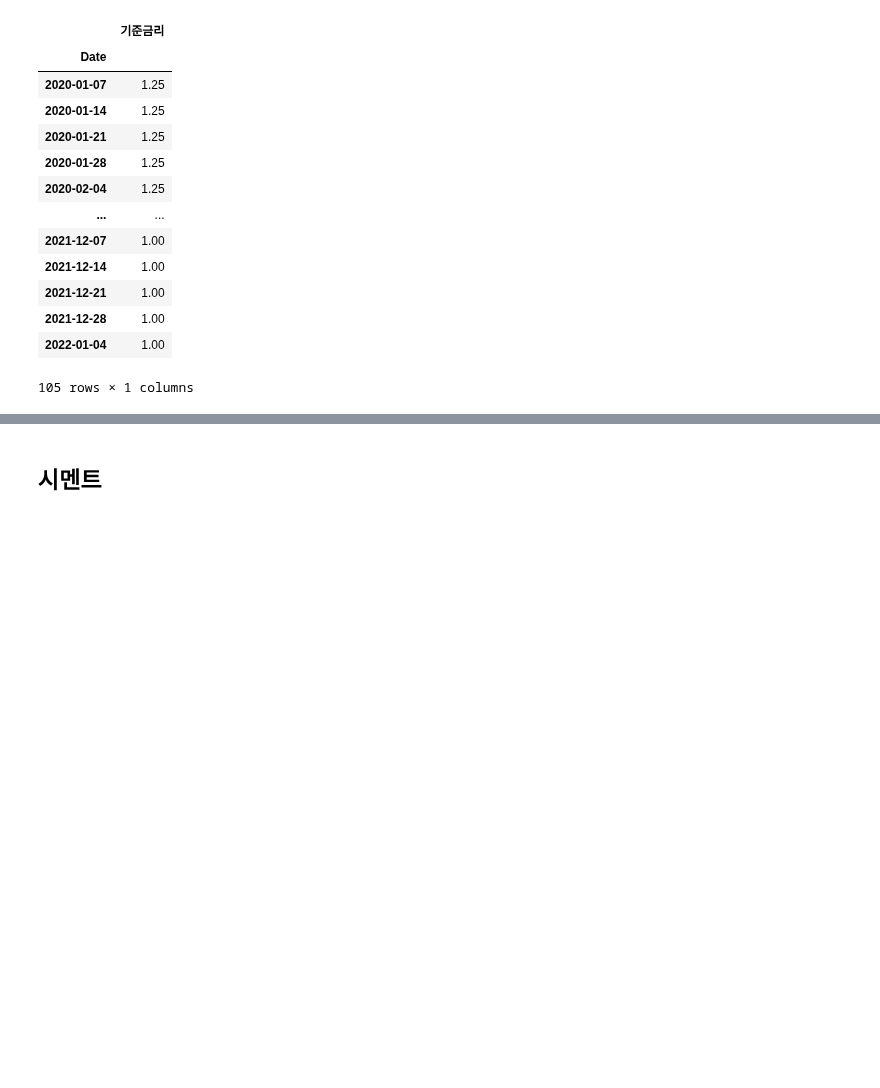
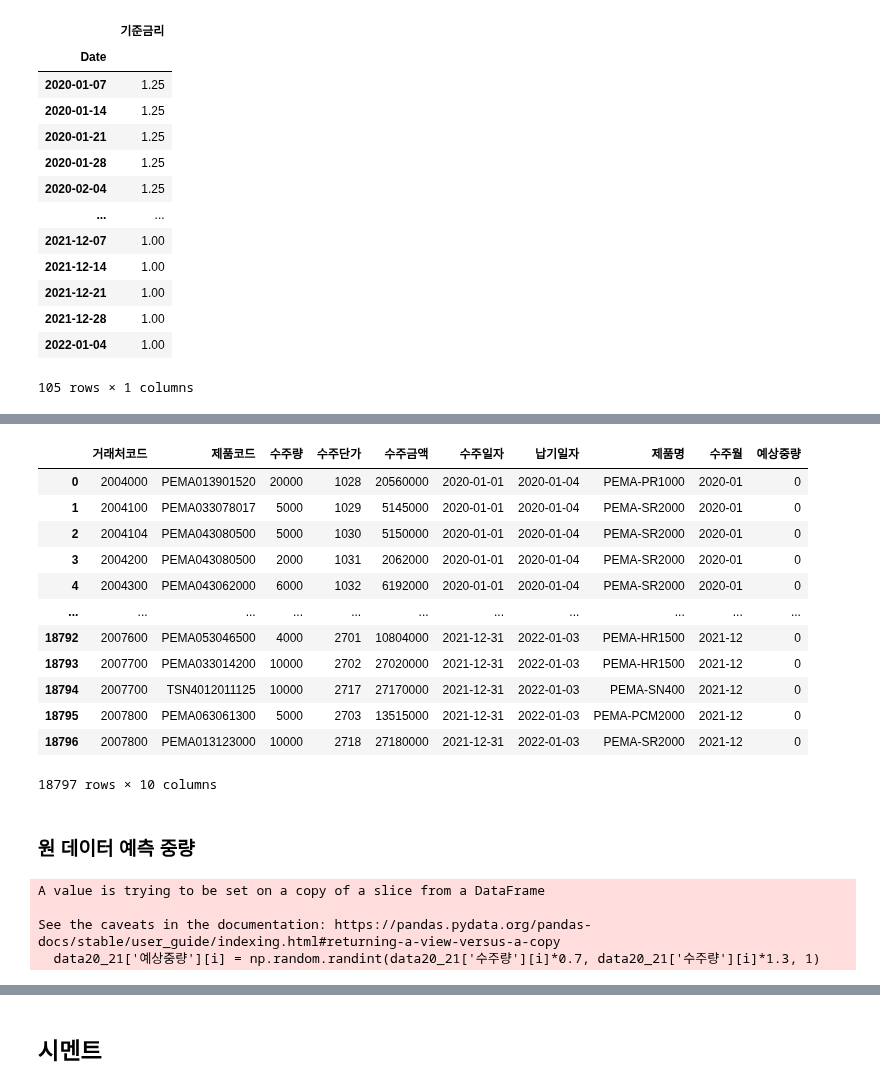
Before and after one commit to Toddbear20/Toddbear20, a Jupyter notebook: 3rd_project/수요예측 데이터셋 생성_창훈_1124.ipynb, the cells around one changed output, grey strips where cells are left out. Drawn from its saved outputs; the diff is of its cells as text; code cells hidden in the pictures; blank space fills up the shorter version.

```diff
--- a/3rd_project/수요예측 데이터셋 생성_창훈.ipynb
+++ b/3rd_project/수요예측 데이터셋 생성_창훈_1124.ipynb
@@ -290,0 +332,2 @@ dataset_detail_week
+# %%
+data20_21['예상중량'] = 0
@@ -290,0 +338,31 @@ dataset_detail_week
+# %%
+data20_21.reset_index(drop=True, inplace=True)
+# %%
+data20_21
+# %% [output]
+|  | 거래처코드 | 제품코드 | 수주량 | 수주단가 | 수주금액 | 수주일자 | 납기일자 | 제품명 | 수주월 | 예상중량 |
+| 0 | 2004000 | PEMA013901520 | 20000 | 1028 | 20560000 | 2020-01-01 | 2020-01-04 | PEMA-PR1000 | 2020-01 | 0 |
+| 1 | 2004100 | PEMA033078017 | 5000 | 1029 | 5145000 | 2020-01-01 | 2020-01-04 | PEMA-SR2000 | 2020-01 | 0 |
+| 2 | 2004104 | PEMA043080500 | 5000 | 1030 | 5150000 | 2020-01-01 | 2020-01-04 | PEMA-SR2000 | 2020-01 | 0 |
+| 3 | 2004200 | PEMA043080500 | 2000 | 1031 | 2062000 | 2020-01-01 | 2020-01-04 | PEMA-SR2000 | 2020-01 | 0 |
+| 4 | 2004300 | PEMA043062000 | 6000 | 1032 | 6192000 | 2020-01-01 | 2020-01-04 | PEMA-SR2000 | 2020-01 | 0 |
+| ... | ... | ... | ... | ... | ... | ... | ... | ... | ... | ... |
+| 18792 | 2007600 | PEMA053046500 | 4000 | 2701 | 10804000 | 2021-12-31 | 2022-01-03 | PEMA-HR1500 | 2021-12 | 0 |
+| 18793 | 2007700 | PEMA033014200 | 10000 | 2702 | 27020000 | 2021-12-31 | 2022-01-03 | PEMA-HR1500 | 2021-12 | 0 |
+| 18794 | 2007700 | TSN4012011125 | 10000 | 2717 | 27170000 | 2021-12-31 | 2022-01-03 | PEMA-SN400 | 2021-12 | 0 |
+| 18795 | 2007800 | PEMA063061300 | 5000 | 2703 | 13515000 | 2021-12-31 | 2022-01-03 | PEMA-PCM2000 | 2021-12 | 0 |
+| 18796 | 2007800 | PEMA013123000 | 10000 | 2718 | 27180000 | 2021-12-31 | 2022-01-03 | PEMA-SR2000 | 2021-12 | 0 |
+18797 rows × 10 columns
+# %% [markdown]
+### 원 데이터 예측 중량
+# %%
+data20_21
+
+
+for i in range(len(data20_21)):
+    data20_21['예상중량'][i] = np.random.randint(data20_21['수주량'][i]*0.7, data20_21['수주량'][i]*1.3, 1)
+# %% [output]
+A value is trying to be set on a copy of a slice from a DataFrame
+
+See the caveats in the documentation: https://pandas.pydata.org/pandas-docs/stable/user_guide/indexing.html#returning-a-view-versus-a-copy
+  data20_21['예상중량'][i] = np.random.randint(data20_21['수주량'][i]*0.7, data20_21['수주량'][i]*1.3, 1)
```
Also changed, not shown: parts of 26 cells of this notebook, 1 other file.
